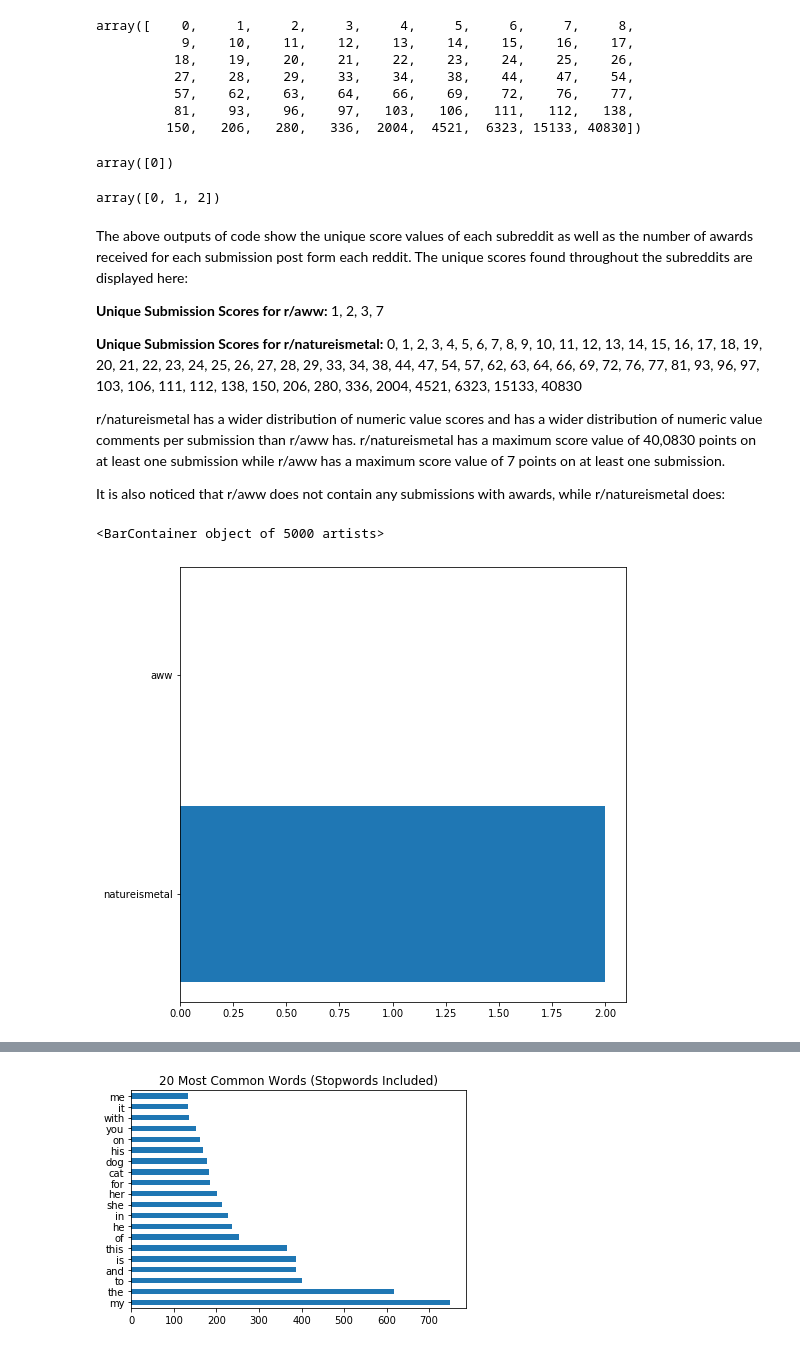
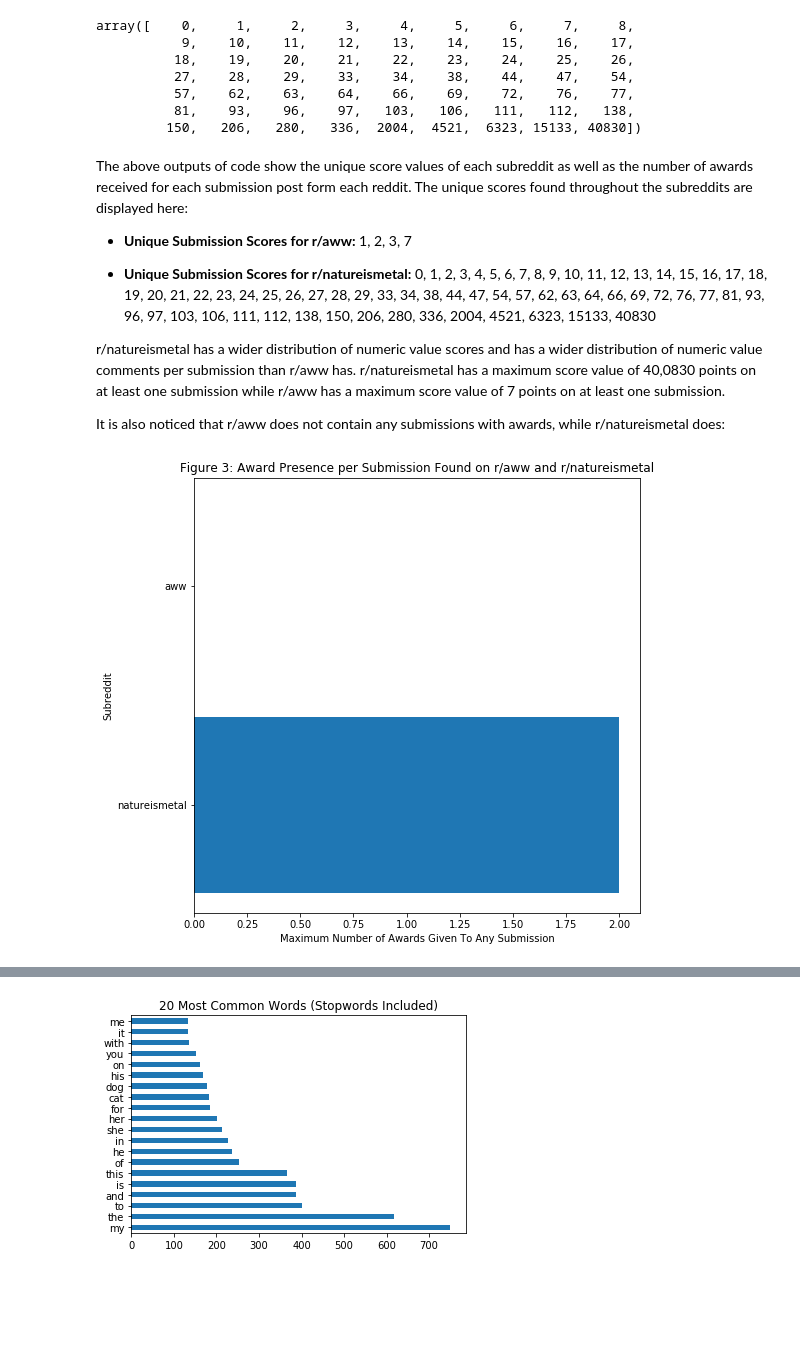
Before and after one commit to chriskuz/reddit_project, a Jupyter notebook: code/project_3_main.ipynb, the cells around one changed output, grey strips where cells are left out. Saved outputs shown, nothing was run; the diff lists cells and outputs as text; code cells hidden in the pictures; blank space fills up the shorter version.

```diff
--- a/code/project_3_main.ipynb
+++ b/code/project_3_main.ipynb
@@ -453,20 +457,12 @@ array([    0,     1,     2,     3,     4,     5,     6,     7,     8,
           57,    62,    63,    64,    66,    69,    72,    76,    77,
           81,    93,    96,    97,   103,   106,   111,   112,   138,
          150,   206,   280,   336,  2004,  4521,  6323, 15133, 40830])
-# %%
-aww_df['total_awards_received'].unique() #shows the unique
-# %% [output]
-array([0])
-# %%
-metal_df['total_awards_received'].unique()
-# %% [output]
-array([0, 1, 2])
 # %% [markdown]
 The above outputs of code show the unique score values of each subreddit as well as the number of awards received for each submission post form each reddit. The unique scores found throughout the subreddits are displayed here:
 
-__Unique Submission Scores for r/aww:__ 1, 2, 3, 7
+- __Unique Submission Scores for r/aww:__ 1, 2, 3, 7
 
-__Unique Submission Scores for r/natureismetal:__ 0, 1, 2, 3, 4, 5, 6, 7, 8, 9, 10, 11, 12, 13, 14, 15, 16, 17, 18, 19, 20, 21, 22, 23, 24, 25, 26, 27, 28, 29, 33, 34, 38, 44, 47, 54, 57, 62, 63, 64, 66, 69, 72, 76, 77, 81, 93, 96, 97, 103, 106, 111, 112, 138, 150, 206, 280, 336, 2004, 4521, 6323, 15133, 40830
+- __Unique Submission Scores for r/natureismetal:__ 0, 1, 2, 3, 4, 5, 6, 7, 8, 9, 10, 11, 12, 13, 14, 15, 16, 17, 18, 19, 20, 21, 22, 23, 24, 25, 26, 27, 28, 29, 33, 34, 38, 44, 47, 54, 57, 62, 63, 64, 66, 69, 72, 76, 77, 81, 93, 96, 97, 103, 106, 111, 112, 138, 150, 206, 280, 336, 2004, 4521, 6323, 15133, 40830
 
 
 r/natureismetal has a wider distribution of numeric value scores and has a wider distribution of numeric value comments per submission than r/aww has. r/natureismetal has a maximum score value of 40,0830 points on at least one submission while r/aww has a maximum score value of 7 points on at least one submission.
@@ -476,8 +472,8 @@ It is also noticed that r/aww does not contain any submissions with awards, whil
 # %%
 plt.figure(figsize = (8,8))
 plt.barh(jumbled_df['subreddit'], jumbled_df['total_awards_received'])
-
-plt.grid()
+plt.xlabel('Maximum Number of Awards Given To Any Submission')
+plt.ylabel('Subreddit')
+plt.title('Figure 3: Award Presence per Submission Found on r/aww and r/natureismetal');
 # %% [output]
-<BarContainer object of 5000 artists>
-[figure, old version]
+[figure, new version]
```
Also changed, not shown: parts of 5 cells of this notebook.
